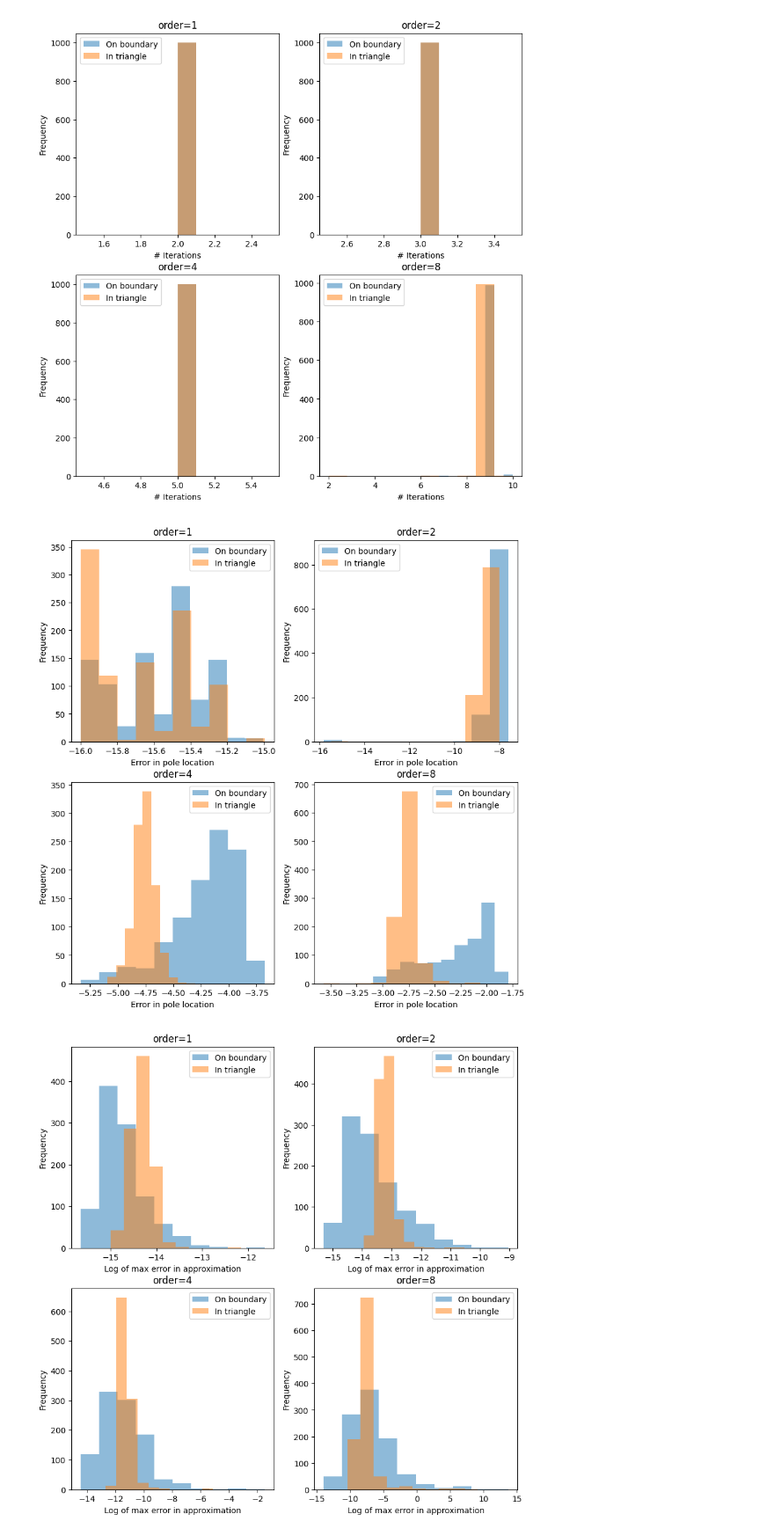
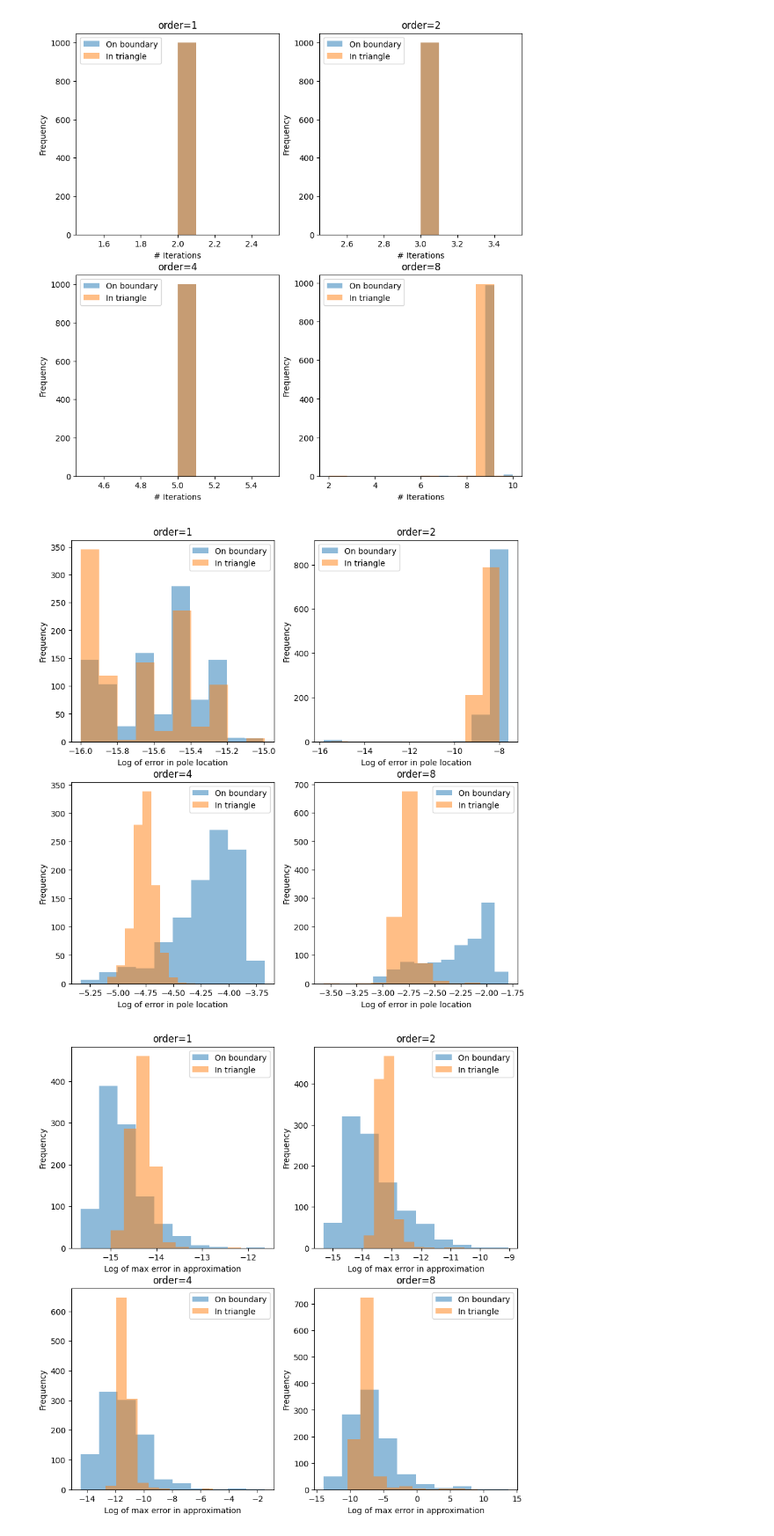
Before and after one commit to j-bowhay/Poles-and-Roots, a Jupyter notebook: notebooks/AAA_sampling_experiment.ipynb, the cells around one changed output. Shown at 88% size. Drawn from its saved outputs; the diff is of its cells as text; code cells hidden in the pictures.

```diff
--- a/notebooks/AAA_sampling_experiment.ipynb
+++ b/notebooks/AAA_sampling_experiment.ipynb
@@ -101,14 +101,14 @@ for i, (ax, order) in enumerate(zip(axs.ravel(), orders)):
 # %%
 fig, axs = plt.subplots(nrows=2, ncols=2, figsize=(10,10))
 for i, (ax, order) in enumerate(zip(axs.ravel(), orders)):
     ax.hist(np.log10(np.asarray(on_pole_error[i]) + 1e-16), alpha=0.5, label="On boundary")
     ax.hist(np.log10(np.asarray(in_pole_error[i]) + 1e-16), alpha=0.5, label="In triangle")
-    ax.set_xlabel("Error in pole location")
+    ax.set_xlabel("Log of error in pole location")
     ax.set_ylabel("Frequency")
     ax.set_title(f"{order=}")
     ax.legend()
 # %% [output]
-[figure, old version]
+[figure, new version]
 # %%
 fig, axs = plt.subplots(nrows=2, ncols=2, figsize=(10,10))
 for i, (ax, order) in enumerate(zip(axs.ravel(), orders)):
```
Also changed, not shown: parts of 2 cells of this notebook, 1 other file.
